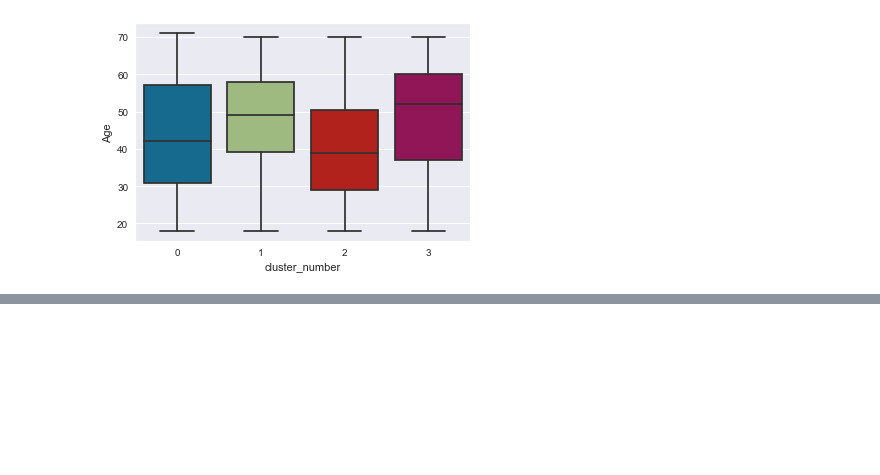
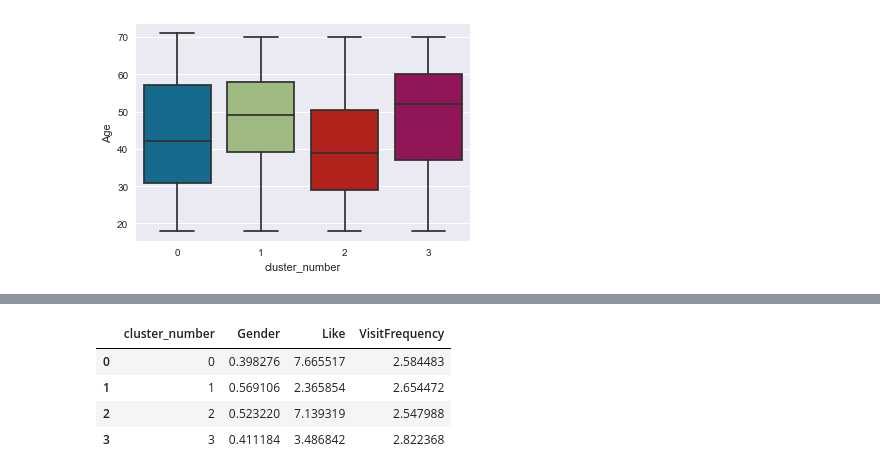
Before and after one commit to bharxhav/mcdonalds-market-segmentation, a Jupyter notebook: market-segmentation.ipynb, the cells around one changed output, grey strips where cells are left out. Drawn from its saved outputs; the diff is of its cells as text; code cells hidden in the pictures; blank space fills up the shorter version.

```diff
--- a/market-segmentation.ipynb
+++ b/market-segmentation.ipynb
@@ -304,0 +342,9 @@ sns.boxplot(x='cluster_number', y='Age', data=df)
+# %%
+segment = Gender.merge(Like, on='cluster_number', how='left').merge(visit, on='cluster_number', how='left')
+segment
+# %% [output]
+|  | cluster_number | Gender | Like | VisitFrequency |
+| 0 | 0 | 0.398276 | 7.665517 | 2.584483 |
+| 1 | 1 | 0.569106 | 2.365854 | 2.654472 |
+| 2 | 2 | 0.523220 | 7.139319 | 2.547988 |
+| 3 | 3 | 0.411184 | 3.486842 | 2.822368 |
```
Also changed, not shown: parts of 5 cells of this notebook.
